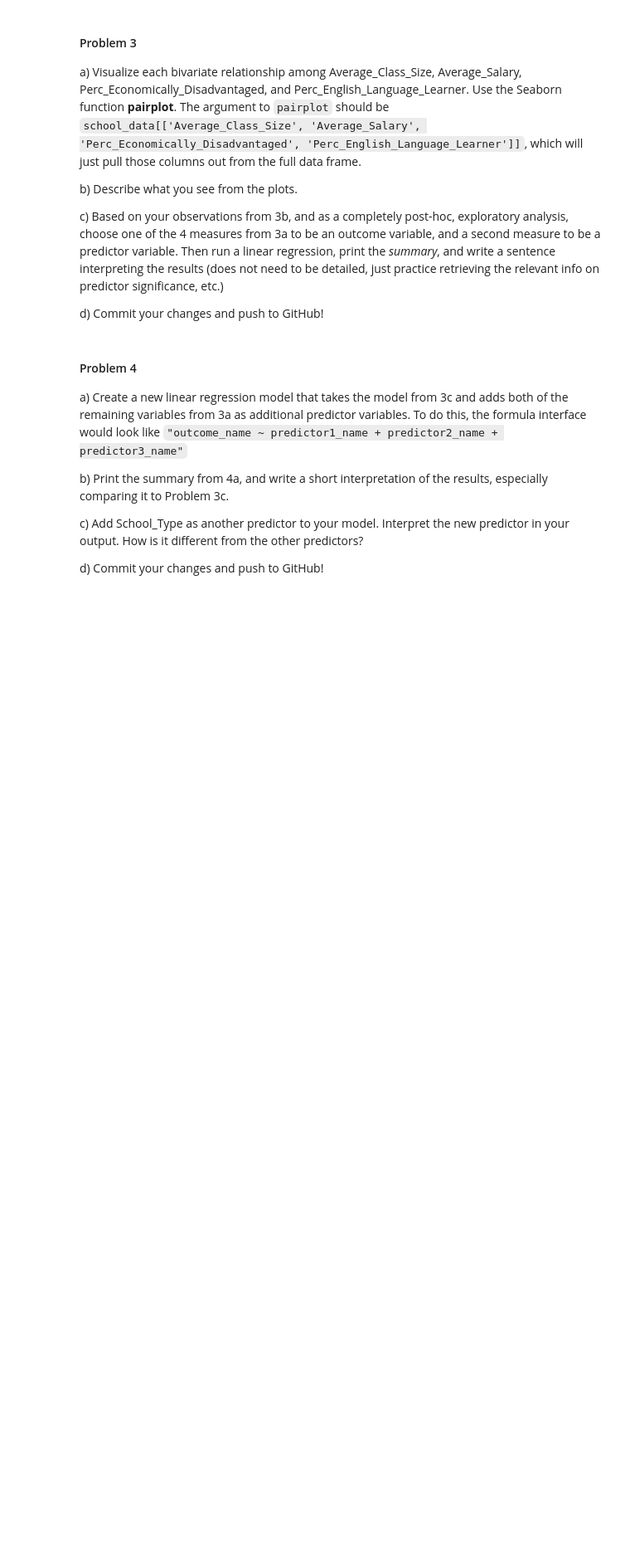
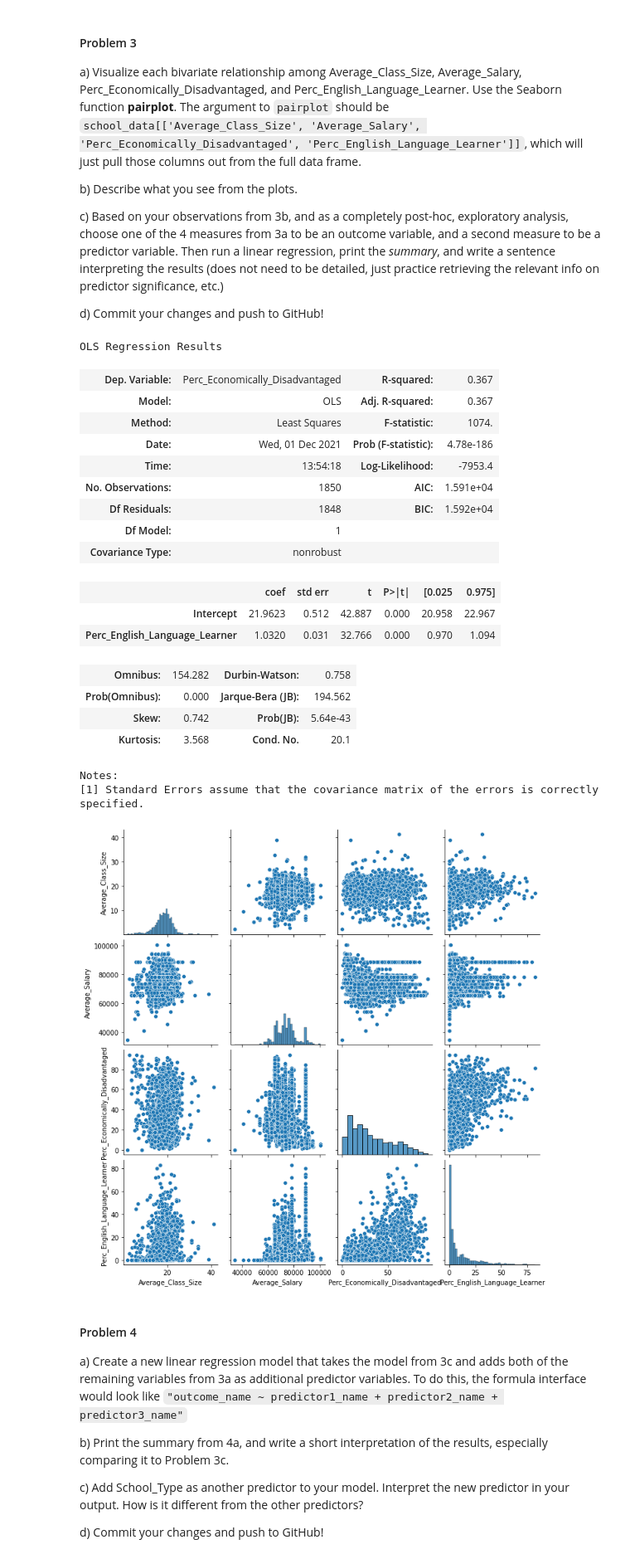
Before and after one commit to HarleyWheeler/f21_pfssr_assignment11, a Jupyter notebook: f21_pfssr_assignment11_notebook_version.ipynb, the cells around one changed output. Shown: that part at 83% size. Cells and saved outputs as stored; diff of their text form; code cells hidden in the pictures; blank space fills up the shorter version.

Commit message:
Slower mafs #3
Plotting of bivariate relationships and linear regression of 2 variables

```diff
--- a/f21_pfssr_assignment11_notebook_version.ipynb
+++ b/f21_pfssr_assignment11_notebook_version.ipynb
@@ -143,3 +141,52 @@ d) Commit your changes and push to GitHub!
+# %%
+# Problem 3 code here (can split into multiple code chunks if you want)
+
+#a
+pairplots = sns.pairplot(MASchools[['Average_Class_Size', 'Average_Salary', 'Perc_Economically_Disadvantaged', 'Perc_English_Language_Learner']])
+pairplots
+
+#b
+# There are many trends amongst this data, but some standout observations are:
+# 1) Distribution of class size at various schools is roughly normal
+# 2) the average school has well-below 1/4  English language Learners
+# 3) The distribution of economic disadvantage percentage, while weighting towards a lower value,
+# indicates many mmore economically disadvantaged students than I would have presumed.
+# 4) None of ther relationships between any two variables looks particularly strong, given clustering. Likely, these relationships
+# show little effect.
+
+#c
+import statsmodels.formula.api as smf
+
+lm_PELL_PED = smf.ols(formula = "Perc_Economically_Disadvantaged ~Perc_English_Language_Learner", data = MASchools).fit()
+lm_PELL_PED.summary()
+
+# Here, the R-squared value of 0.367 means that the percent of ELL in a school can account for 36.7% of the variability in the
+# percent of economically disadvantaged students. A p-value less than 0.001 indicates a statistically high probability that the observed relationship
+# is not due to sampling error, given the data meet the assumptions of a linear model.
+
+#d
+#okie dokie #3
+# %% [output]
+OLS Regression Results
+| Dep. Variable: | Perc_Economically_Disadvantaged | R-squared: | 0.367 |
+| Model: | OLS | Adj. R-squared: | 0.367 |
+| Method: | Least Squares | F-statistic: | 1074. |
+| Date: | Wed, 01 Dec 2021 | Prob (F-statistic): | 4.78e-186 |
+| Time: | 13:54:18 | Log-Likelihood: | -7953.4 |
+| No. Observations: | 1850 | AIC: | 1.591e+04 |
+| Df Residuals: | 1848 | BIC: | 1.592e+04 |
+| Df Model: | 1 |  |  |
+| Covariance Type: | nonrobust |  |  |
+|  | coef | std err | t | P>|t| | [0.025 | 0.975] |
+| Intercept | 21.9623 | 0.512 | 42.887 | 0.000 | 20.958 | 22.967 |
+| Perc_English_Language_Learner | 1.0320 | 0.031 | 32.766 | 0.000 | 0.970 | 1.094 |
+| Omnibus: | 154.282 | Durbin-Watson: | 0.758 |
+| Prob(Omnibus): | 0.000 | Jarque-Bera (JB): | 194.562 |
+| Skew: | 0.742 | Prob(JB): | 5.64e-43 |
+| Kurtosis: | 3.568 | Cond. No. | 20.1 |
+Notes:
+[1] Standard Errors assume that the covariance matrix of the errors is correctly specified.
+[figure, added]
 # %% [markdown]
 #### Problem 4
 
```
Also changed, not shown: parts of 1 cell of this notebook.
